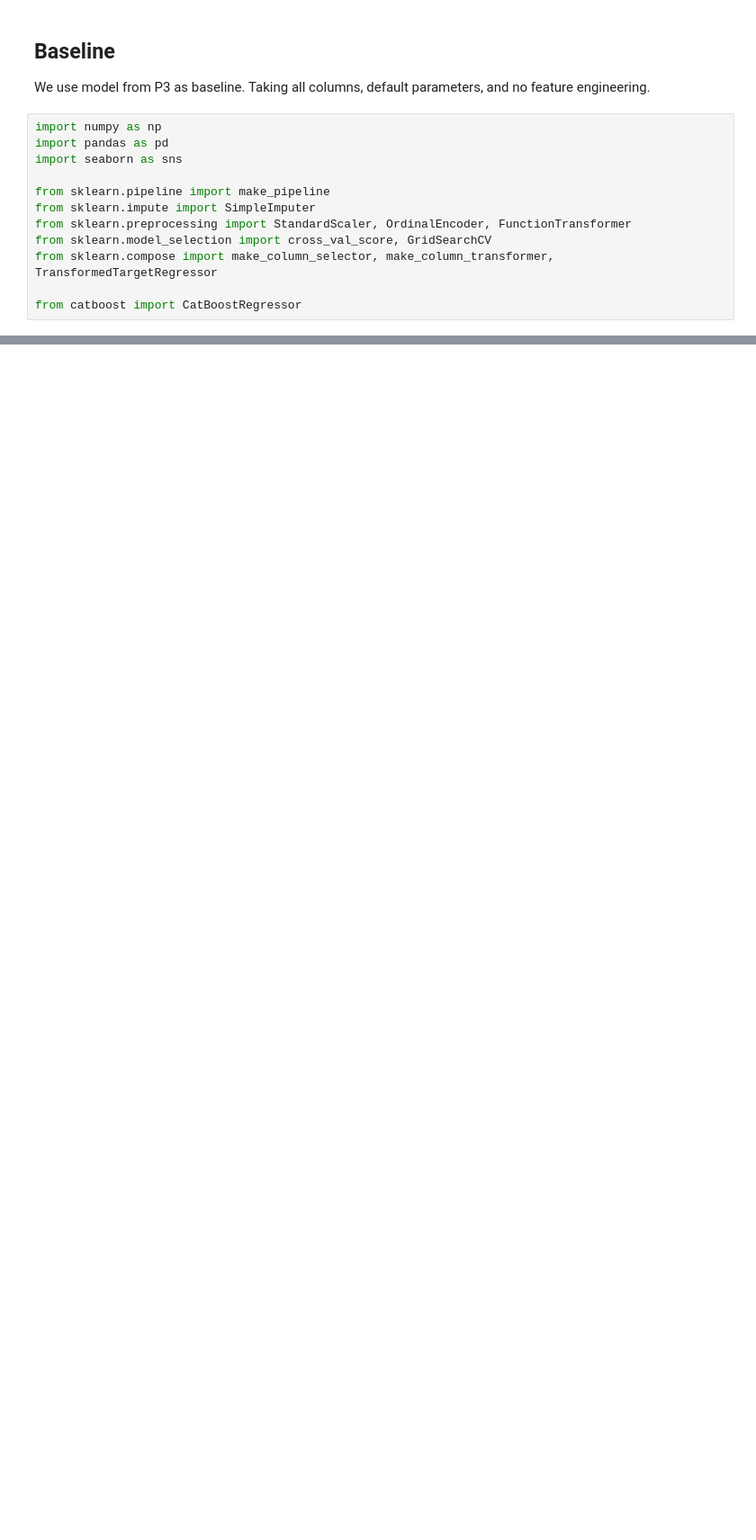
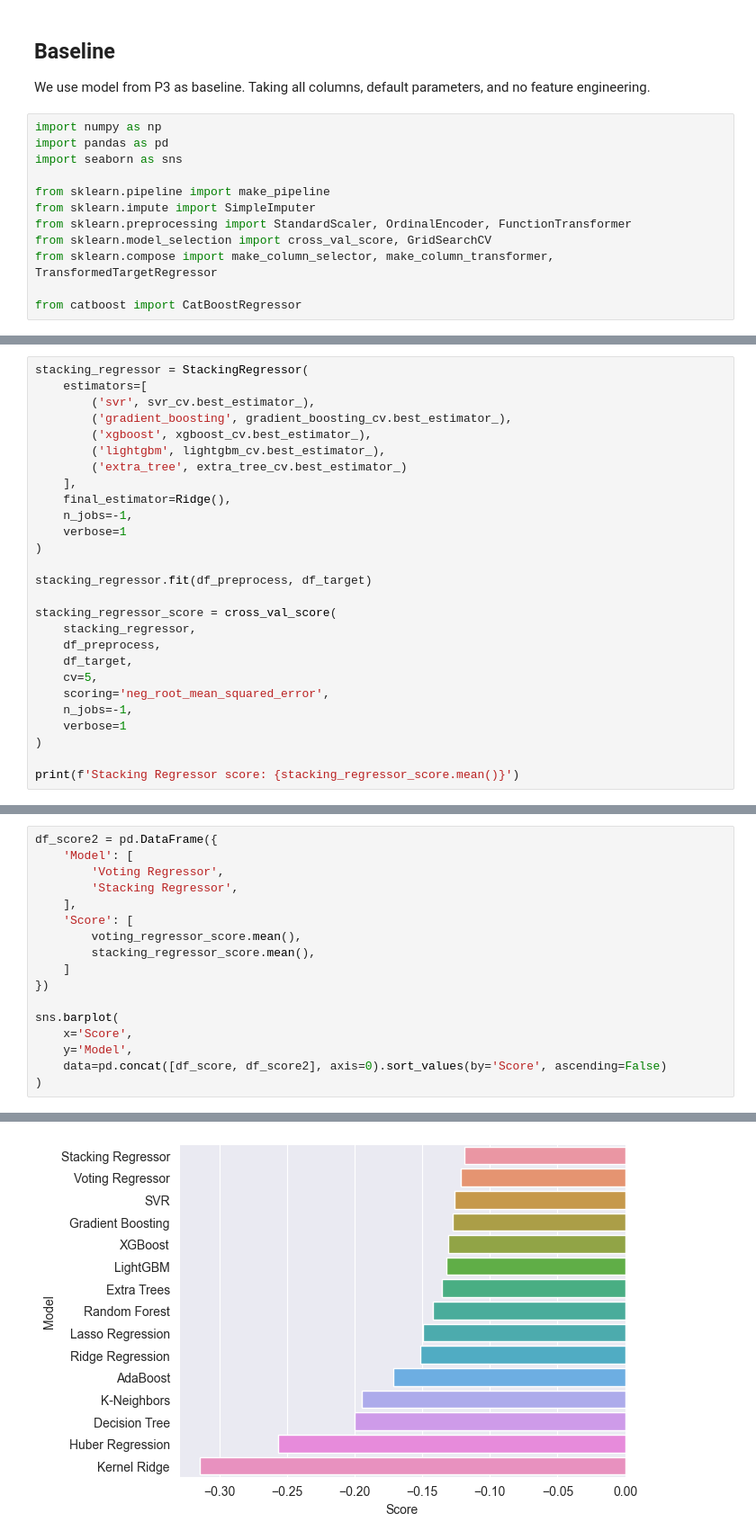
Before and after one commit to DataScienceHCMUS/Analysis, a Jupyter notebook: notebooks/House Price P4.ipynb, the cells around one changed output, grey strips where cells are left out. Shown: that part at 90% size. Saved outputs shown, nothing was run; the diff lists cells and outputs as text; blank space fills up the shorter version.

```diff
--- a/notebooks/House Price P4.ipynb
+++ b/notebooks/House Price P4.ipynb
@@ -206,0 +471,27 @@ This would take very very long time.
+# %%
+stacking_regressor = StackingRegressor(
+    estimators=[
+        ('svr', svr_cv.best_estimator_),
+        ('gradient_boosting', gradient_boosting_cv.best_estimator_),
+        ('xgboost', xgboost_cv.best_estimator_),
+        ('lightgbm', lightgbm_cv.best_estimator_),
+        ('extra_tree', extra_tree_cv.best_estimator_)
+    ],
+    final_estimator=Ridge(),
+    n_jobs=-1,
+    verbose=1
+)
+
+stacking_regressor.fit(df_preprocess, df_target)
+
+stacking_regressor_score = cross_val_score(
+    stacking_regressor,
+    df_preprocess,
+    df_target,
+    cv=5,
+    scoring='neg_root_mean_squared_error',
+    n_jobs=-1,
+    verbose=1
+)
+
+print(f'Stacking Regressor score: {stacking_regressor_score.mean()}')
@@ -206,0 +502,18 @@ This would take very very long time.
+# %%
+df_score2 = pd.DataFrame({
+    'Model': [
+        'Voting Regressor',
+        'Stacking Regressor',
+    ],
+    'Score': [
+        voting_regressor_score.mean(),
+        stacking_regressor_score.mean(),
+    ]
+})
+
+sns.barplot(
+    x='Score',
+    y='Model',
+    data=pd.concat([df_score, df_score2], axis=0).sort_values(by='Score', ascending=False)
+)
+# %% [output]
@@ -206,0 +521 @@ This would take very very long time.
+[figure, added]
```
Also changed, not shown: parts of 42 cells of this notebook, 1 other file.
